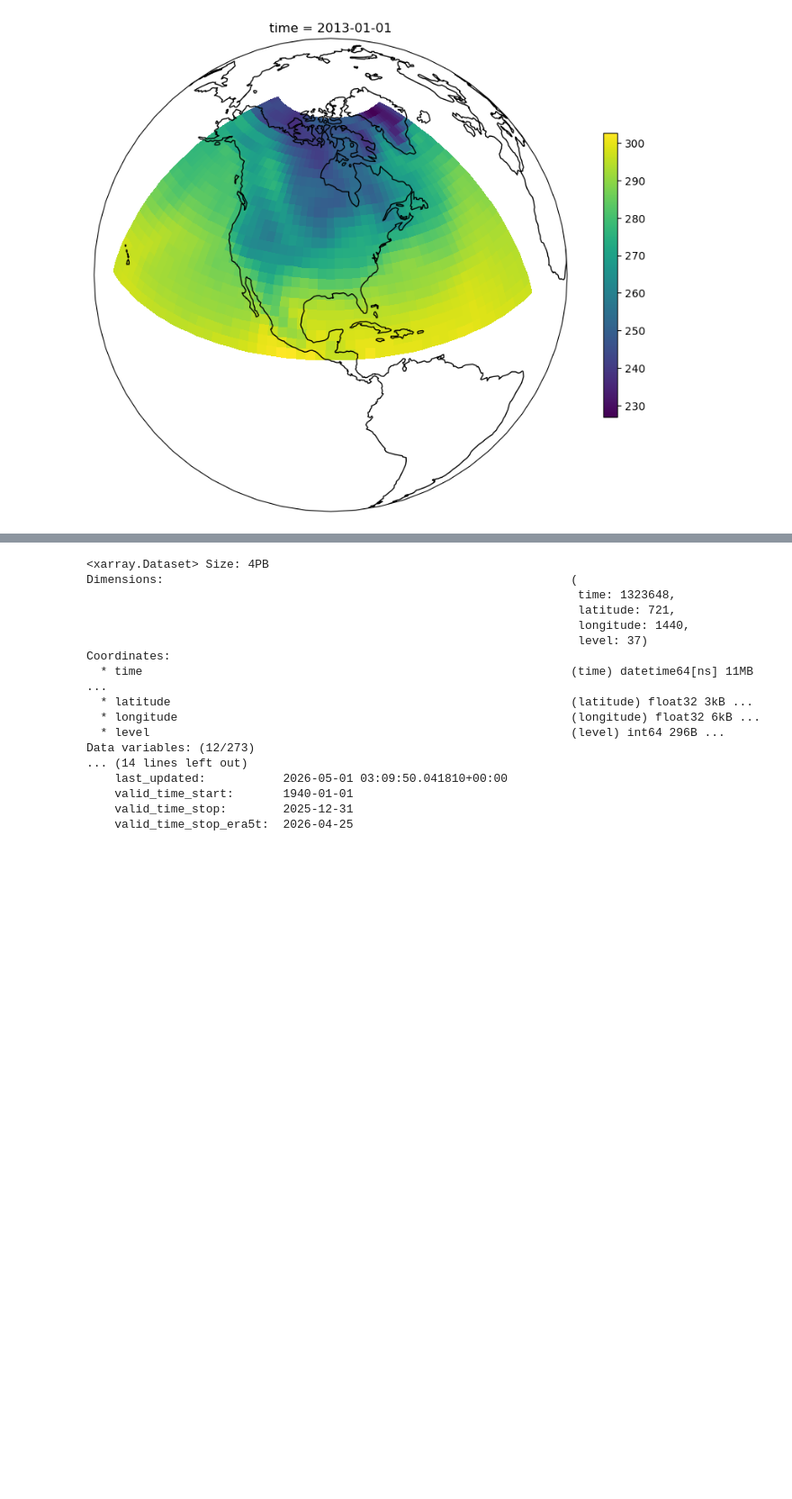
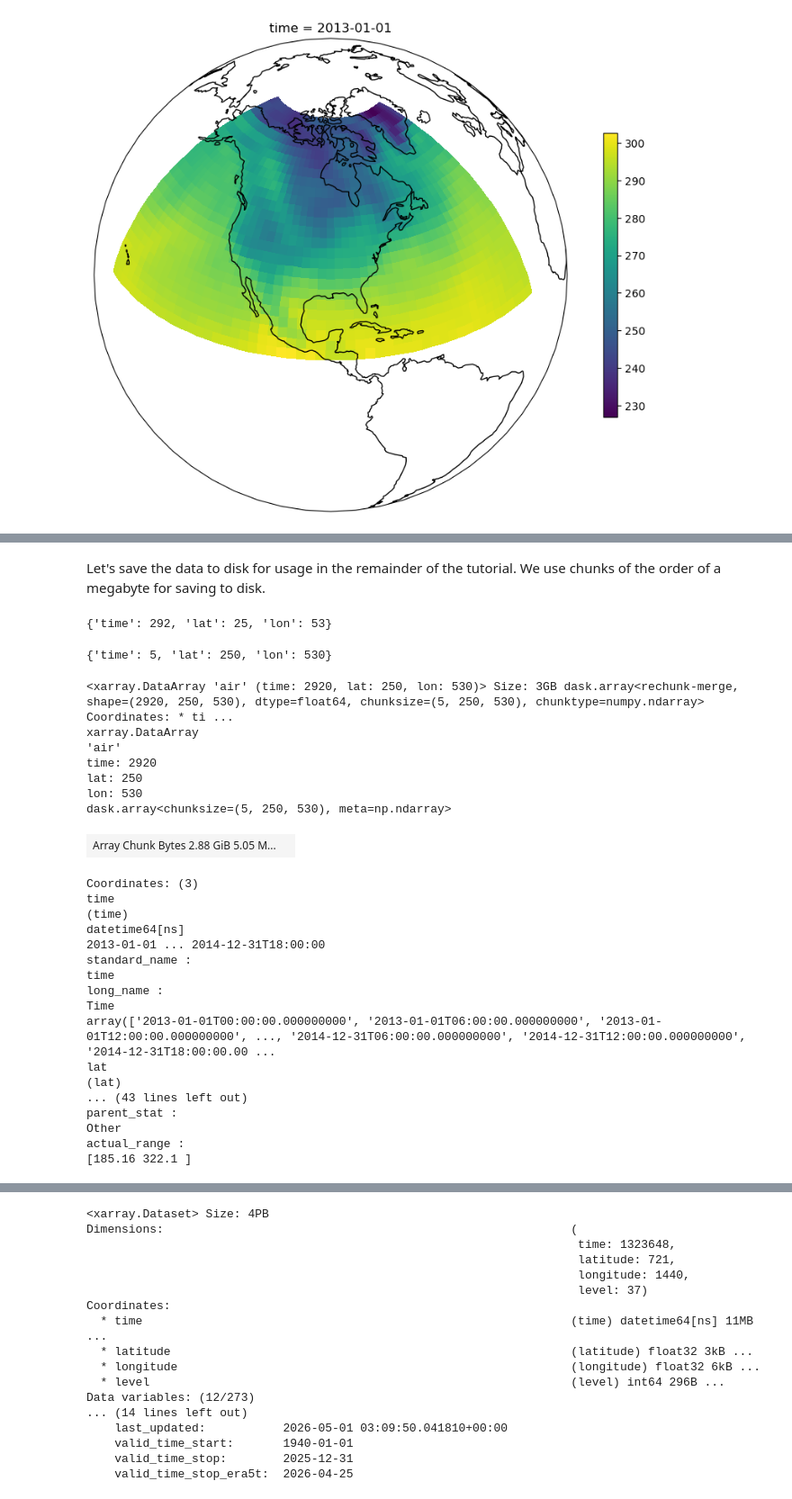
Before and after one commit to bouweandela/parallel-python-xarray-dask-example, a Jupyter notebook: notebook.ipynb, the cells around one changed output, grey strips where cells are left out. Shown at 90% size. Drawn from its saved outputs; the diff is of its cells as text; code cells hidden in the pictures; blank space fills up the shorter version.

```diff
--- a/notebook.ipynb
+++ b/notebook.ipynb
@@ -102,0 +154,52 @@ http://www.esrl.noaa.gov/psd/data/gridded/data.ncep.reanalysis.html
+# %% [markdown]
+Let's save the data to disk for usage in the remainder of the tutorial. We use chunks of the order of a megabyte for saving to disk.
+# %%
+# If you do not know how the data is going to be read when saving the file,
+# a reasonable choice my be to chunk along all dimensions.
+n_splits = 10
+zarr_chunks = {
+    d: int(s/n_splits)
+    for d, s in ds.sizes.items()
+}
+zarr_chunks
+# %% [output]
+{'time': 292, 'lat': 25, 'lon': 53}
+# %%
+# In this tutorial we will apply some temporal operations, so we will
+# split up the data along the time axis only.
+n_splits = 500
+zarr_chunks = {
+    d: int(s/n_splits) if d == "time" else s
+    for d, s in ds.sizes.items()
+}
+zarr_chunks
+# %% [output]
+{'time': 5, 'lat': 250, 'lon': 530}
+# %%
+ds.chunk(zarr_chunks).air
+# %% [output]
+<xarray.DataArray 'air' (time: 2920, lat: 250, lon: 530)> Size: 3GB dask.array<rechunk-merge, shape=(2920, 250, 530), dtype=float64, chunksize=(5, 250, 530), chunktype=numpy.ndarray> Coordinates: * ti ...
+xarray.DataArray
+'air'
+time: 2920
+lat: 250
+lon: 530
+dask.array<chunksize=(5, 250, 530), meta=np.ndarray>
+| Array Chunk Bytes 2.88 GiB 5.05 M... |  |
+Coordinates: (3)
+time
+(time)
+datetime64[ns]
+2013-01-01 ... 2014-12-31T18:00:00
+standard_name :
+time
+long_name :
+Time
+array(['2013-01-01T00:00:00.000000000', '2013-01-01T06:00:00.000000000', '2013-01-01T12:00:00.000000000', ..., '2014-12-31T06:00:00.000000000', '2014-12-31T12:00:00.000000000', '2014-12-31T18:00:00.00 ...
+lat
+(lat)
+... (43 lines left out)
+parent_stat :
+Other
+actual_range :
+[185.16 322.1 ]
```
Also changed, not shown: parts of 36 cells of this notebook, 2 other files.
